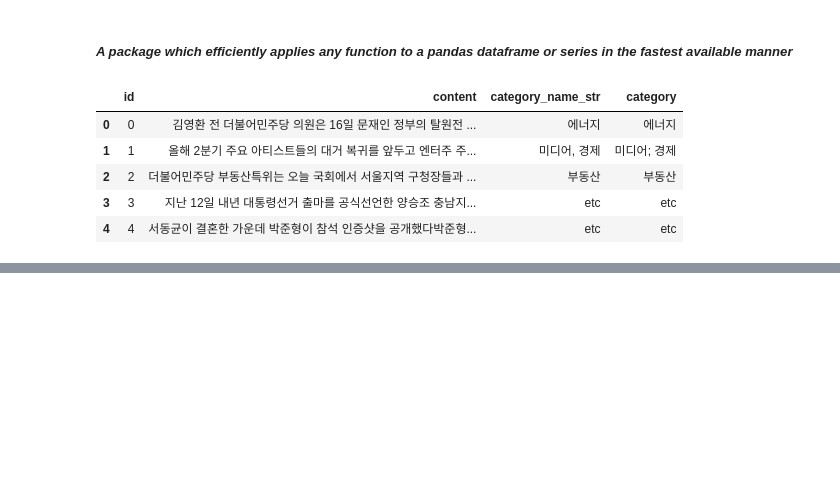
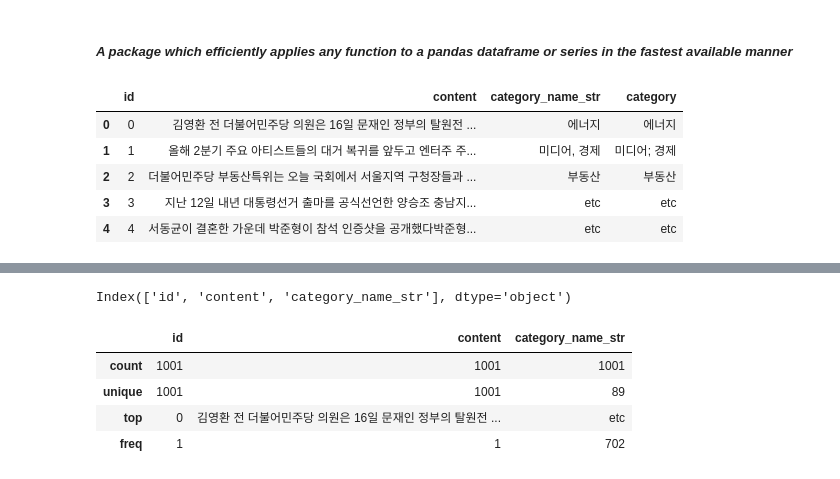
Before and after one commit to hipster4020/data_processing, a Jupyter notebook: processing_skill.ipynb, the cells around one changed output, grey strips where cells are left out. Saved outputs shown, nothing was run; the diff lists cells and outputs as text; code cells hidden in the pictures; blank space fills up the shorter version.

```diff
--- a/processing_skill.ipynb
+++ b/processing_skill.ipynb
@@ -210,0 +226,12 @@ df.head()
+# %%
+df3.columns
+# %% [output]
+Index(['id', 'content', 'category_name_str'], dtype='object')
+# %%
+df3.describe()
+# %% [output]
+|  | id | content | category_name_str |
+| count | 1001 | 1001 | 1001 |
+| unique | 1001 | 1001 | 89 |
+| top | 0 | 김영환 전 더불어민주당 의원은 16일 문재인 정부의 탈원전 ... | etc |
+| freq | 1 | 1 | 702 |
```
Also changed, not shown: parts of 10 cells of this notebook.
